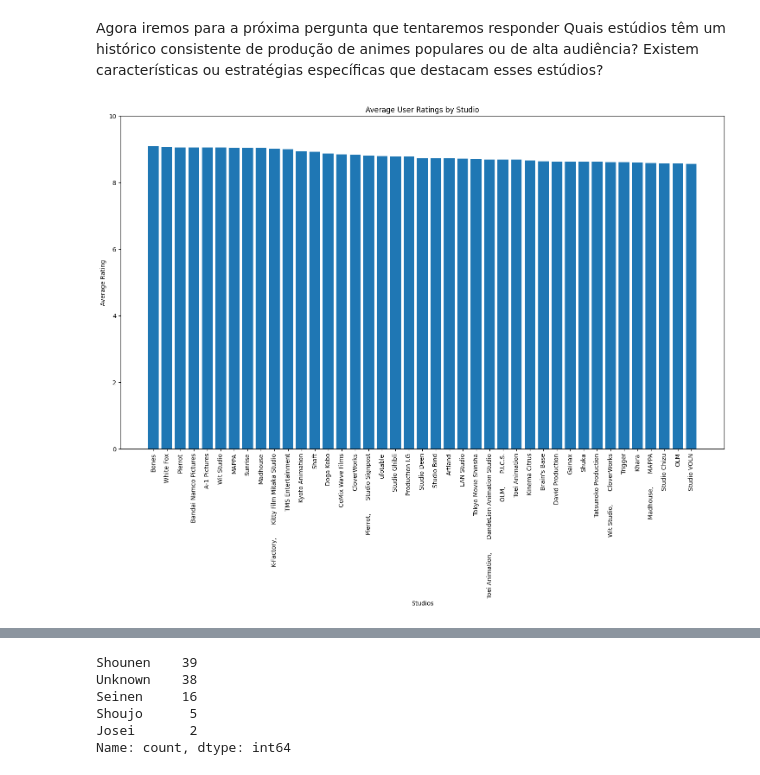
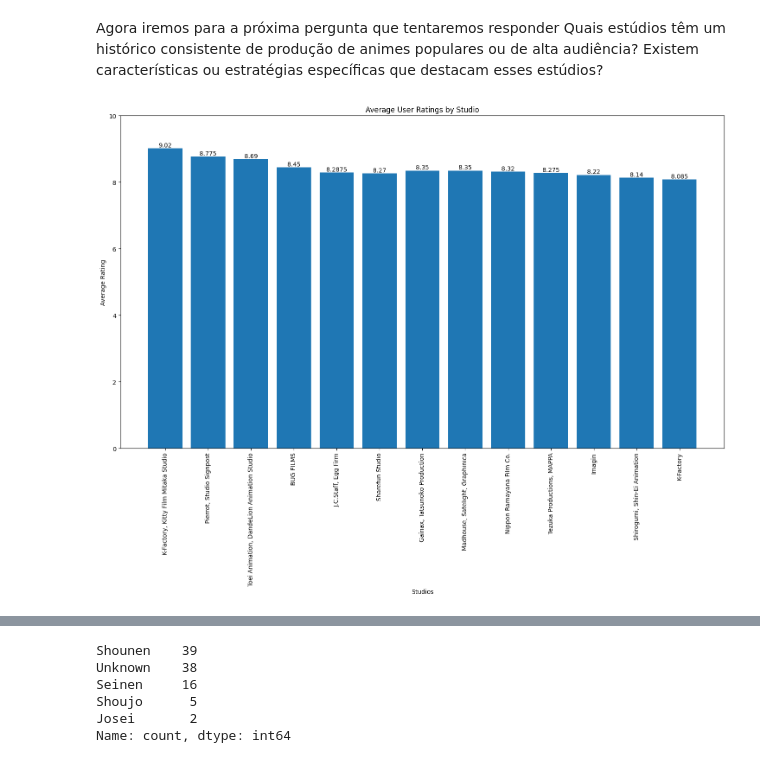
Before and after one commit to Narwick/Data, a Jupyter notebook: my_anime_list_project/data_analysis/data_analysis.ipynb, the cells around one changed output, grey strips where cells are left out. Cells and saved outputs as stored; diff of their text form; code cells hidden in the pictures.

```diff
--- a/my_anime_list_project/data_analysis/data_analysis.ipynb
+++ b/my_anime_list_project/data_analysis/data_analysis.ipynb
@@ -63,22 +70,42 @@ Como mostrado no gráfico acima não temos uma forte correlação entre a quanti
 Agora iremos para a próxima pergunta que tentaremos responder
 Quais estúdios têm um histórico consistente de produção de animes populares ou de alta audiência? Existem características ou estratégias específicas que destacam esses estúdios?
 # %%
-# Sample data (replace with your data)
-top_100_high_ratings = df.sort_values(by='Average User Score', ascending=False).head(100)  # Filtra os 100 animes com as notas mais altas
-studios = df.loc[top_100_high_ratings.index, 'Production Studio']
-average_ratings = top_100_high_ratings['Average User Score']  # Obtém as classificações médias desses animes
 
+studio_valido = []
+studios_com_notas_maiores_que_7 = []
+studios_unicos = df['Production Studio'].unique()
+for studio in studios_unicos:
+    studio_records = df[df['Production Studio'] == studio]
+    all_high_ratings = (studio_records['Average User Score'] > 8).all()
+
+    if all_high_ratings:
+        studio_valido.append(studio)
+        media_nota = studio_records['Average User Score'].mean()
+        studios_com_notas_maiores_que_7.append((studio, media_nota))
+
+df_2 = pd.DataFrame(studios_com_notas_maiores_que_7)
+
+df_2.columns = ['Production Studio', 'Average Rating']
+
+df['Production Studio'] = df['Production Studio'].str.replace(r',\s+', ', ', regex=True)
+df_2['Production Studio'] = df_2['Production Studio'].str.replace(r',\s+', ', ', regex=True)
+
+
+studios = df_2['Production Studio']
+average_ratings = df_2['Average Rating']
 
 # Create a bar chart for average ratings
 plt.figure(figsize=(18, 10))
 plt.bar(studios, average_ratings)
+for i, v in enumerate(average_ratings):
+    plt.text(i, v, str(v), ha='center', va='bottom')
 plt.xticks(rotation=90)
 plt.xlabel('Studios')
 plt.ylabel('Average Rating')
 plt.title('Average User Ratings by Studio')
 plt.ylim(0, 10)
 
 # Show the plot
 plt.show()
 # %% [output]
-[figure, old version]
+[figure, new version]
```
Also changed, not shown: parts of 2 cells of this notebook.
